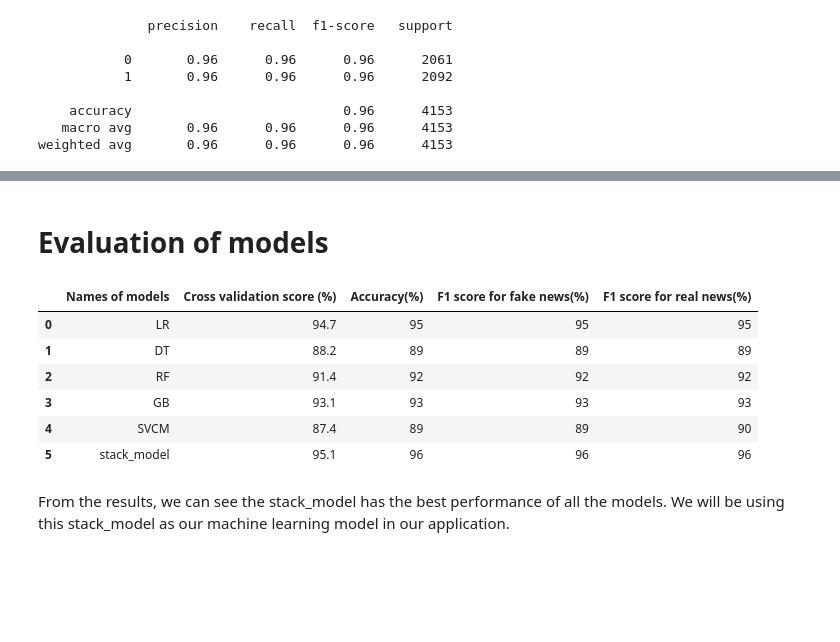
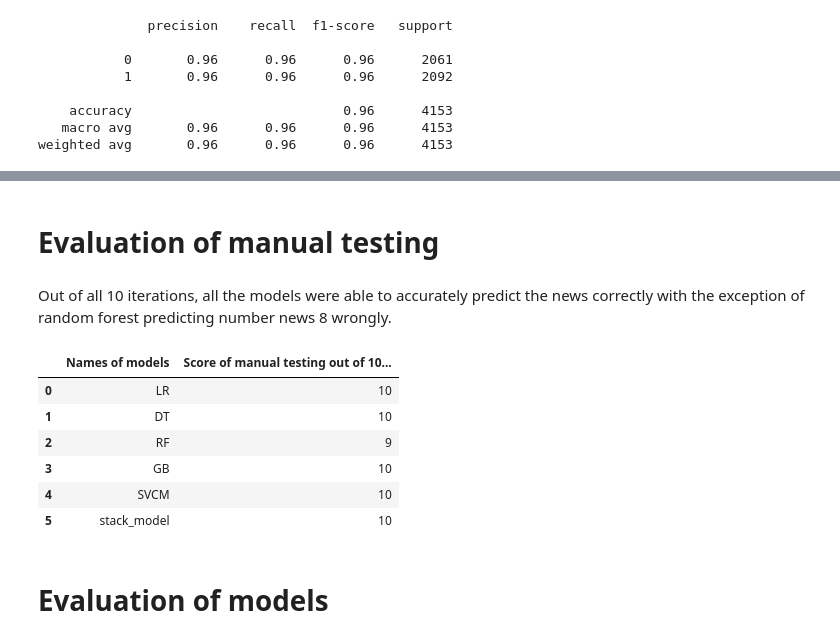
Before and after one commit to chingchieh9000/fake-news-detection, a Jupyter notebook: Fake news detection model training.ipynb, the cells around one changed output, grey strips where cells are left out. Saved outputs shown, nothing was run; the diff lists cells and outputs as text; code cells hidden in the pictures; blank space fills up the shorter version.

```diff
--- a/Fake news detection model training.ipynb
+++ b/Fake news detection model training.ipynb
@@ -580,2 +576,20 @@ Out of all 10 iterations, all the models were able to accurately predict the new
+# %% [markdown]
+# Evaluation of manual testing
+# %% [markdown]
+Out of all 10 iterations, all the models were able to accurately predict the news correctly with the exception of random forest predicting number news 8 wrongly.
+# %%
+c = {'Names of models ': ["LR","DT","RF","GB","SVCM","stack_model"],'Score of manual testing out of 10 iterations':[10,10,9,10,10,10] }
+# %%
+manual_testing_results=pd.DataFrame(data=c)
+# %%
+manual_testing_results
+# %% [output]
+|  | Names of models | Score of manual testing out of 10... |
+| 0 | LR | 10 |
+| 1 | DT | 10 |
+| 2 | RF | 9 |
+| 3 | GB | 10 |
+| 4 | SVCM | 10 |
+| 5 | stack_model | 10 |
 # %% [markdown]
 # Evaluation of models
@@ -586,12 +595,0 @@ results=pd.DataFrame(data=d)
-# %%
-results
-# %% [output]
-|  | Names of models | Cross validation score (%) | Accuracy(%) | F1 score for fake news(%) | F1 score for real news(%) |
-| 0 | LR | 94.7 | 95 | 95 | 95 |
-| 1 | DT | 88.2 | 89 | 89 | 89 |
-| 2 | RF | 91.4 | 92 | 92 | 92 |
-| 3 | GB | 93.1 | 93 | 93 | 93 |
-| 4 | SVCM | 87.4 | 89 | 89 | 90 |
-| 5 | stack_model | 95.1 | 96 | 96 | 96 |
-# %% [markdown]
-From the results, we can see the stack_model has the best performance of all the models. We will be using this stack_model as our machine learning model in our application.
```
Also changed, not shown: parts of 48 cells of this notebook.
